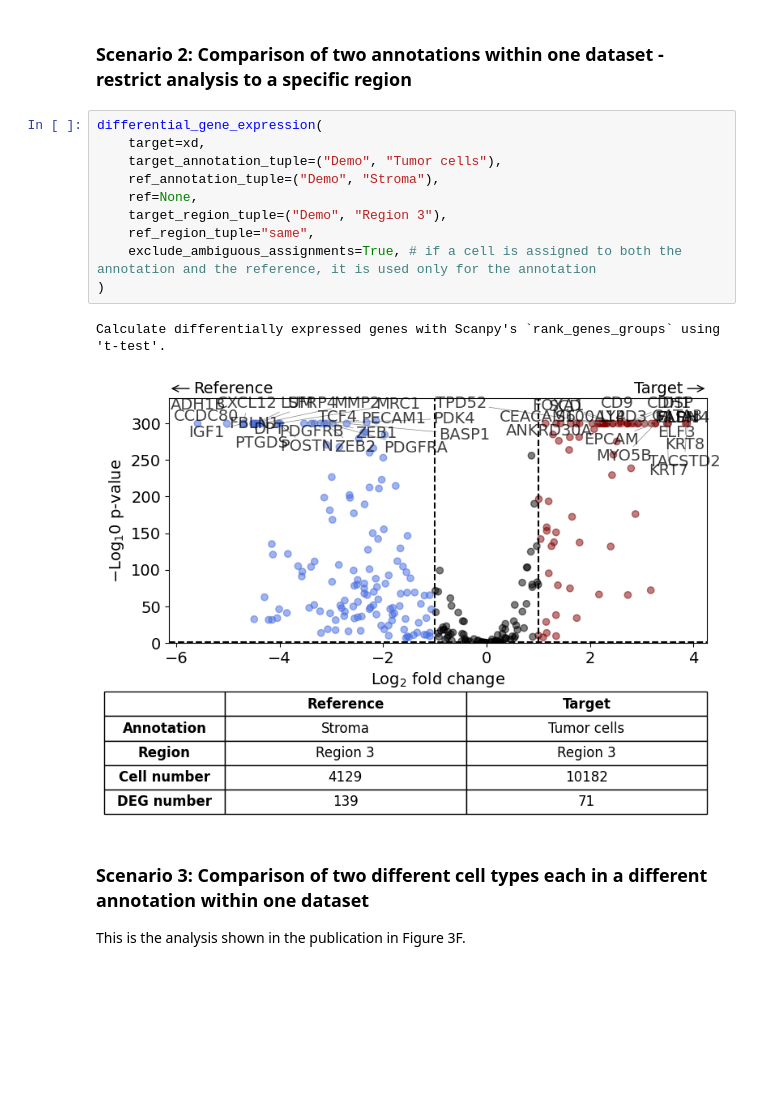
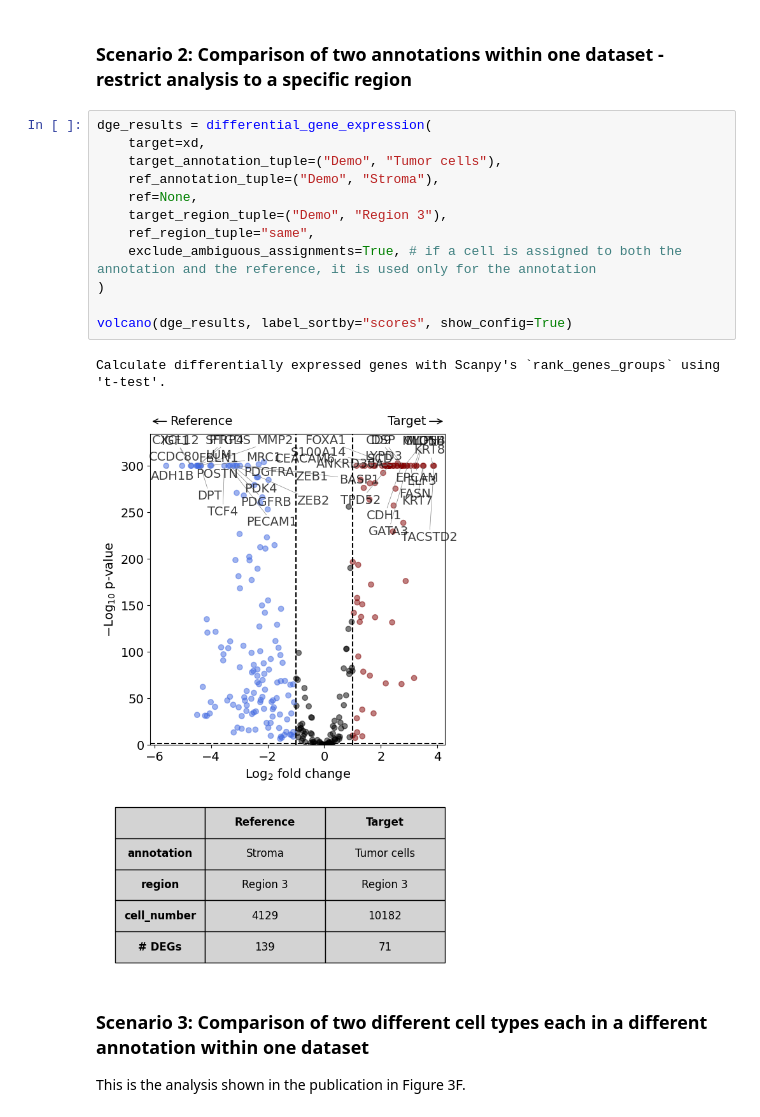
Before and after one commit to SpatialPathology/InSituPy, a Jupyter notebook: docs/source/tutorials/02_demo_analysis/07_InSituPy_differential_gene_expression.ipynb, the cells around one changed output. Saved outputs shown, nothing was run; the diff lists cells and outputs as text; blank space fills up the shorter version.

Commit message:
implementation of single cell DGE with DiffExprResults/Config

```diff
--- a/docs/source/tutorials/02_demo_analysis/07_InSituPy_differential_gene_expression.ipynb
+++ b/docs/source/tutorials/02_demo_analysis/07_InSituPy_differential_gene_expression.ipynb
@@ -69,18 +157,20 @@ Calculate differentially expressed genes with Scanpy's `rank_genes_groups` using
 # %% [markdown]
 ### Scenario 2: Comparison of two annotations within one dataset - restrict analysis to a specific region
 # %%
-differential_gene_expression(
+dge_results = differential_gene_expression(
     target=xd,
     target_annotation_tuple=("Demo", "Tumor cells"),
     ref_annotation_tuple=("Demo", "Stroma"),
     ref=None,
     target_region_tuple=("Demo", "Region 3"),
     ref_region_tuple="same",
     exclude_ambiguous_assignments=True, # if a cell is assigned to both the annotation and the reference, it is used only for the annotation
 )
+
+volcano(dge_results, label_sortby="scores", show_config=True)
 # %% [output]
 Calculate differentially expressed genes with Scanpy's `rank_genes_groups` using 't-test'.
-[figure, old version]
+[figure, new version]
 # %% [markdown]
 ### Scenario 3: Comparison of two different cell types each in a different annotation within one dataset
 
```
Also changed, not shown: parts of 39 cells of this notebook, 10 other files.
